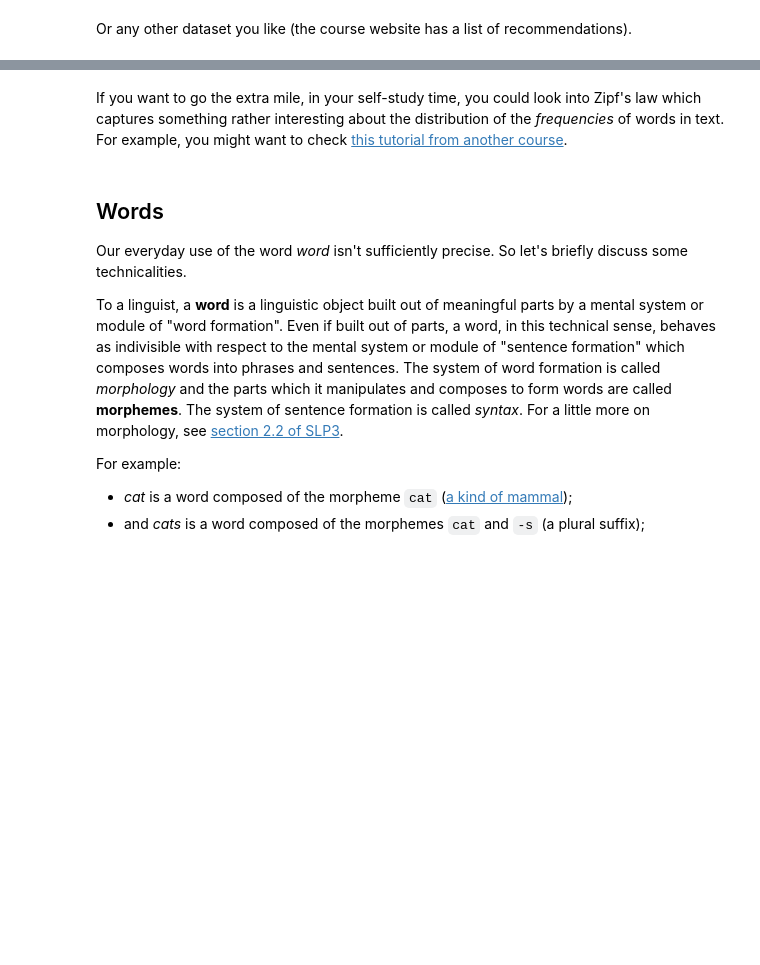
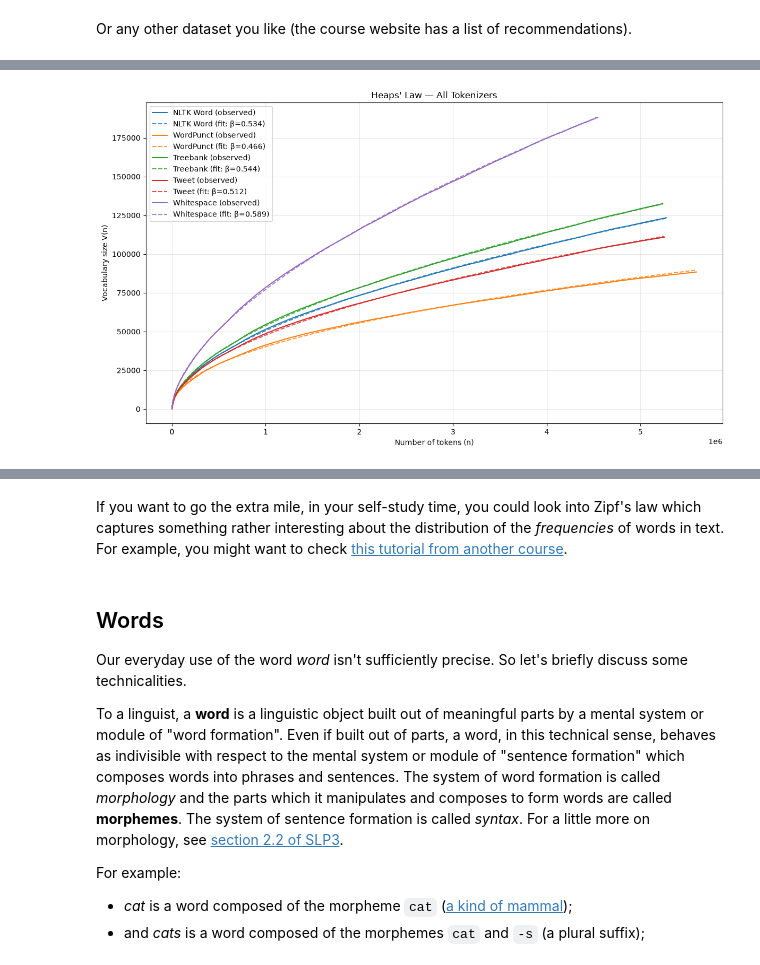
Before and after one commit to Joeyjdl/nlp1-student, a Jupyter notebook: part1/tutorial.ipynb, the cells around one changed output, grey strips where cells are left out. Drawn from its saved outputs; the diff is of its cells as text; code cells hidden in the pictures; blank space fills up the shorter version.

```diff
--- a/part1/tutorial.ipynb
+++ b/part1/tutorial.ipynb
@@ -210,0 +287,18 @@ Or any other dataset you like (the course website has a list of recommendations)
+# %%
+import numpy as np
+import matplotlib.pyplot as plt
+import math
+
+curves = {}
+
+for name, token_list in tqdm(tokens.items(), desc="Counting"):
+    seen = set()
+    V = np.empty(len(token_list), dtype=np.int32)
+
+    for i, token in enumerate(token_list):
+        seen.add(token)
+        V[i] = len(seen)
+
+    n = np.arange(1, len(token_list) + 1)
+
+    curves[name] = (n, V)
@@ -210,0 +333,64 @@ Or any other dataset you like (the course website has a list of recommendations)
+# %%
+import matplotlib.pyplot as plt
+import numpy as np
+import math
+
+# === 1. Combined plot ===
+fig, ax = plt.subplots(figsize=(12, 7))
+
+for name, (n, V) in curves.items():
+    K, beta, r2 = fits[name]
+
+    line, = ax.plot(n, V, label=f"{name} (observed)")
+    ax.plot(
+        n, K * n**beta,
+        "--",
+        color=line.get_color(),
+        alpha=0.8,
+        label=f"{name} (fit: β={beta:.3f})"
+    )
+
+ax.set_xlabel("Number of tokens (n)")
+ax.set_ylabel("Vocabulary size V(n)")
+ax.set_title("Heaps' Law — All Tokenizers")
+ax.legend()
+ax.grid(True, which="both", alpha=0.3)
+
+plt.tight_layout()
+plt.show()
+
+
+# === 2. Individual plots in a grid ===
+num_tokenizers = len(curves)
+cols = 2
+rows = math.ceil(num_tokenizers / cols)
+
+fig, axes = plt.subplots(rows, cols, figsize=(14, 5 * rows))
+axes = np.array(axes).flatten()
+
+for ax, (name, (n, V)) in zip(axes, curves.items()):
+    K, beta, r2 = fits[name]
+
+    ax.plot(n, V, label="Observed", linewidth=2)
+    ax.plot(
+        n, K * n**beta,
+        "--",
+        label=f"Fit: K={K:.2f}, β={beta:.3f}, R²={r2:.4f}",
+        linewidth=2
+    )
+
+    ax.set_xlabel("Number of tokens (n)")
+    ax.set_ylabel("Vocabulary size V(n)")
+    ax.set_title(name)
+    ax.legend()
+    ax.grid(True, which="both", alpha=0.3)
+
+# Hide unused subplots
+for ax in axes[num_tokenizers:]:
+    ax.set_visible(False)
+
+fig.suptitle("Heaps' Law — Individual Tokenizer Fits", fontsize=16)
+plt.tight_layout()
+plt.show()
+# %% [output]
+[figure, added]
```
Also changed, not shown: parts of 65 cells of this notebook, 1 other file.
